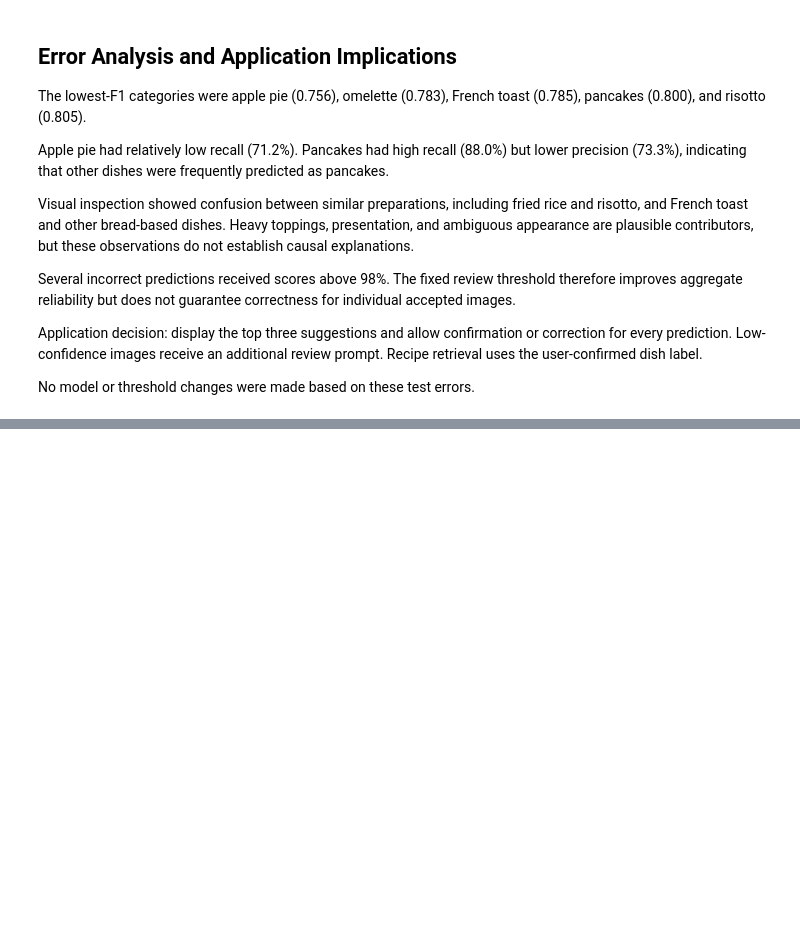
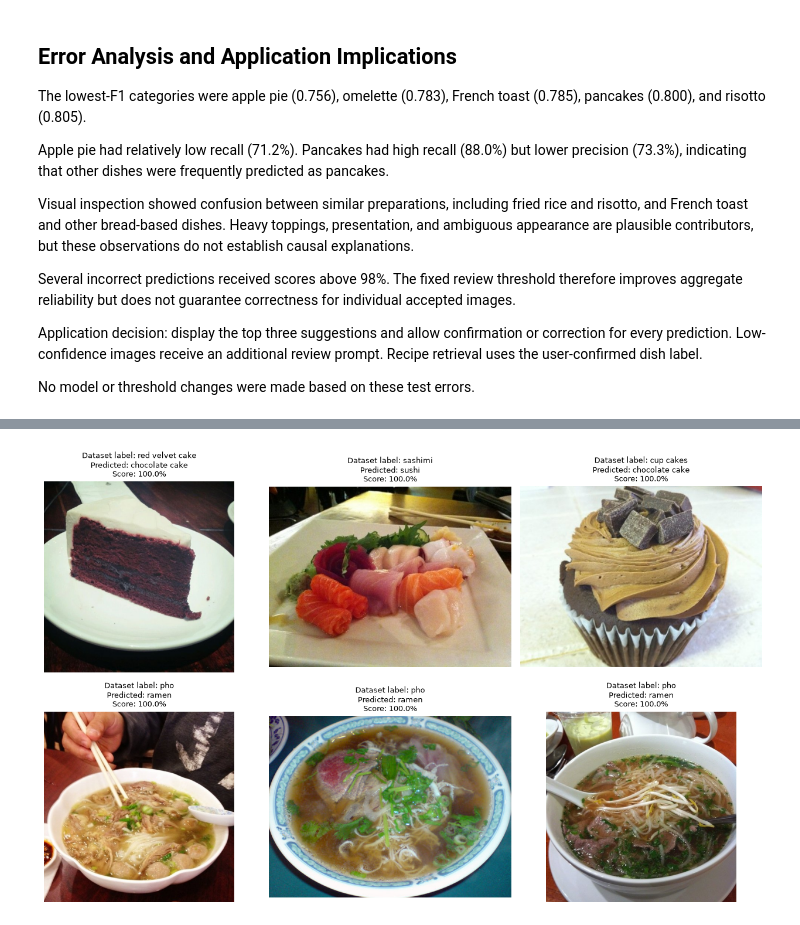
Before and after one commit to liswoodamanda/meal-memory, a Jupyter notebook: notebooks/03_image_evaluation.ipynb, the cells around one changed output, grey strips where cells are left out. Saved outputs shown, nothing was run; the diff lists cells and outputs as text; code cells hidden in the pictures; blank space fills up the shorter version.

```diff
--- a/notebooks/03_image_evaluation.ipynb
+++ b/notebooks/03_image_evaluation.ipynb
@@ -477,0 +592,24 @@ No model or threshold changes were made based on these test errors.
+# %%
+# AI attribution: Drafted with assistance from OpenAI ChatGPT.
+highest_confidence_ood = ood_details.sort_values(
+    "confidence", ascending=False
+).head(6)
+
+fig, axes = plt.subplots(2, 3, figsize=(13, 8))
+
+for ax, (_, row) in zip(axes.flat, highest_confidence_ood.iterrows()):
+    with Image.open(IMAGE_ROOT / row["relative_path"]) as image:
+        ax.imshow(image.convert("RGB"))
+
+    ax.set_title(
+        f"Dataset label: {row['class_name'].replace('_', ' ')}\n"
+        f"Predicted: {row['predicted_class'].replace('_', ' ')}\n"
+        f"Score: {row['confidence']:.1%}",
+        fontsize=9,
+    )
+    ax.axis("off")
+
+plt.tight_layout()
+plt.show()
+# %% [output]
+[figure, added]
```
Also changed, not shown: parts of 2 cells of this notebook, 3 other files.
